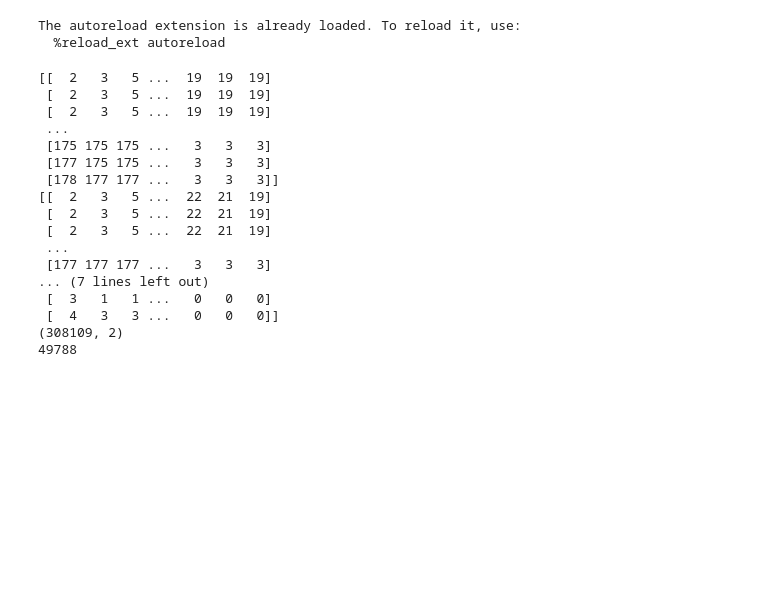
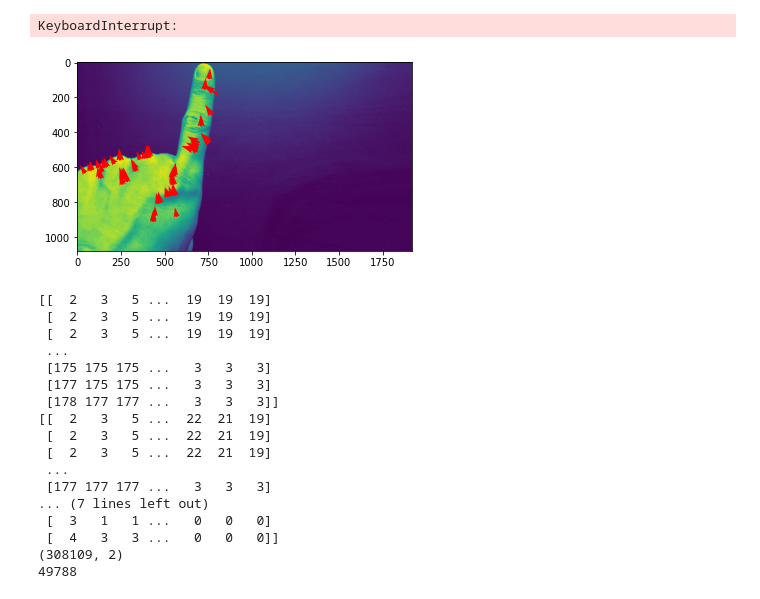
Before and after one commit to evanhuang117/cse5524-project, a Jupyter notebook: mspaint2.0/tracker/driver.ipynb, the cells around one changed output. Cells and saved outputs as stored; diff of their text form; code cells hidden in the pictures; blank space fills up the shorter version.

```diff
--- a/mspaint2.0/tracker/driver.ipynb
+++ b/mspaint2.0/tracker/driver.ipynb
@@ -1,36 +1,36 @@
 # %%
 import matplotlib.pyplot as plt
 from tracker import Tracker
 from IPython import display
 import time
 from matplotlib import animation
 import numpy as np
 import cv2
 %load_ext autoreload
 %autoreload 2
 
 fname = "../../data/O-H.mp4"
 cap = cv2.VideoCapture(fname)
 cap2 = cv2.VideoCapture(fname)
 i = 0
 while i < 350:
     cap.read()
     cap2.read()
     i +=1
 t = Tracker(cap, threshold=0.05, region_size=15, scale=0.2)
 for i, flow in enumerate(t):
 
     plt.gca().clear()
     plt.imshow(t.curr_frame)
-    #plt.quiver(flow[:,1], flow[:,0], flow[:,3]*10, flow[:,2]*10, color='red', scale_units='xy', scale=1, angles='xy' )
-    plt.scatter(flow[:,1],flow[:,0], s=1, color='r')
+    plt.quiver(flow[:,1], flow[:,0], flow[:,3]*10, flow[:,2]*10, color='red', scale_units='xy', scale=1, angles='xy' )
+    #plt.scatter(flow[:,1],flow[:,0], s=1, color='r')
     #plt.scatter(t.feature_points[:,1],t.feature_points[:,0], s=1, color='r')
     display.display(plt.gcf())
     display.clear_output(wait=True)
     time.sleep(0.1)
 # %% [output]
-The autoreload extension is already loaded. To reload it, use:
-  %reload_ext autoreload
+KeyboardInterrupt:
+[figure, added]
 # %%
 # %% [output]
 [[  2   3   5 ...  19  19  19]
```
Also changed, not shown: 1 other file.
